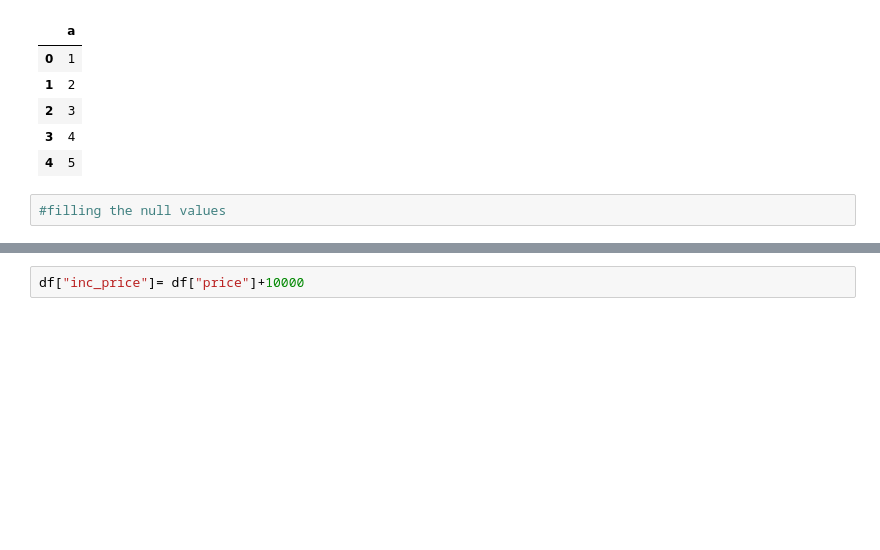
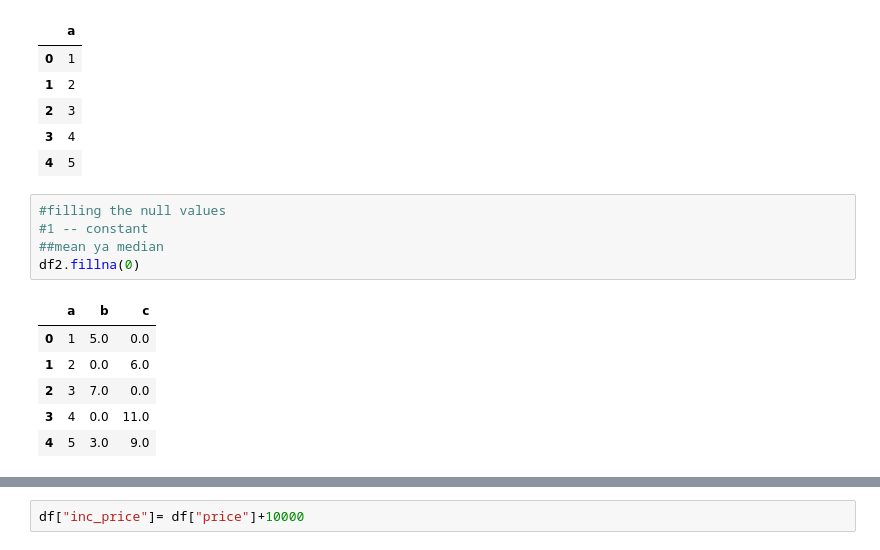
Before and after one commit to paruljain17/Data-Science-Training, a Jupyter notebook: library/pandas.ipynb, the cells around one changed output, grey strips where cells are left out. Saved outputs shown, nothing was run; the diff lists cells and outputs as text; blank space fills up the shorter version.

```diff
--- a/library/pandas.ipynb
+++ b/library/pandas.ipynb
@@ -286,3 +286,13 @@ df2.dropna(axis = 1)
 | 4 | 5 |
 # %%
 #filling the null values
+#1 -- constant
+##mean ya median
+df2.fillna(0)
+# %% [output]
+|  | a | b | c |
+| 0 | 1 | 5.0 | 0.0 |
+| 1 | 2 | 0.0 | 6.0 |
+| 2 | 3 | 7.0 | 0.0 |
+| 3 | 4 | 0.0 | 11.0 |
+| 4 | 5 | 3.0 | 9.0 |
```
Also changed, not shown: parts of 5 cells of this notebook, 2 other files.
